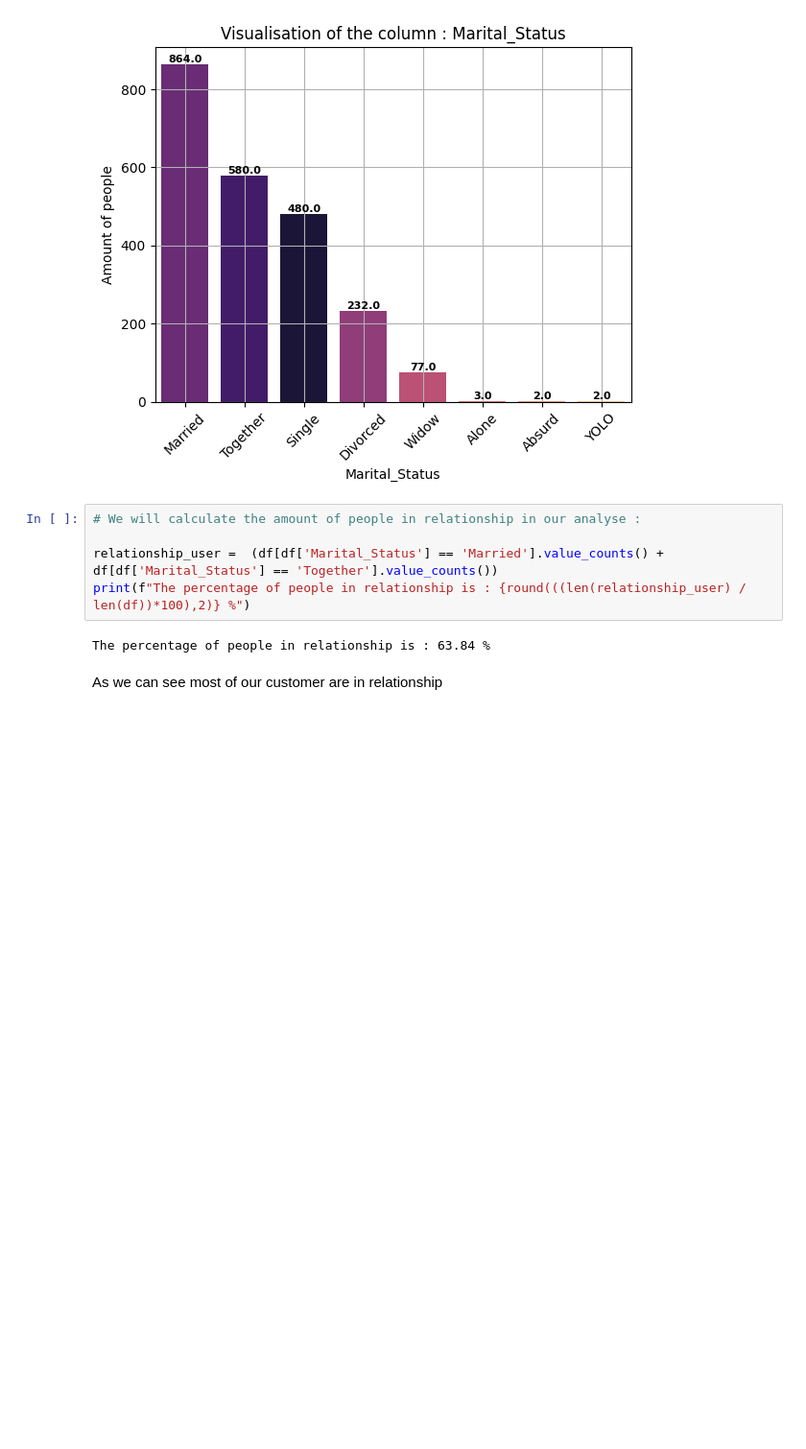
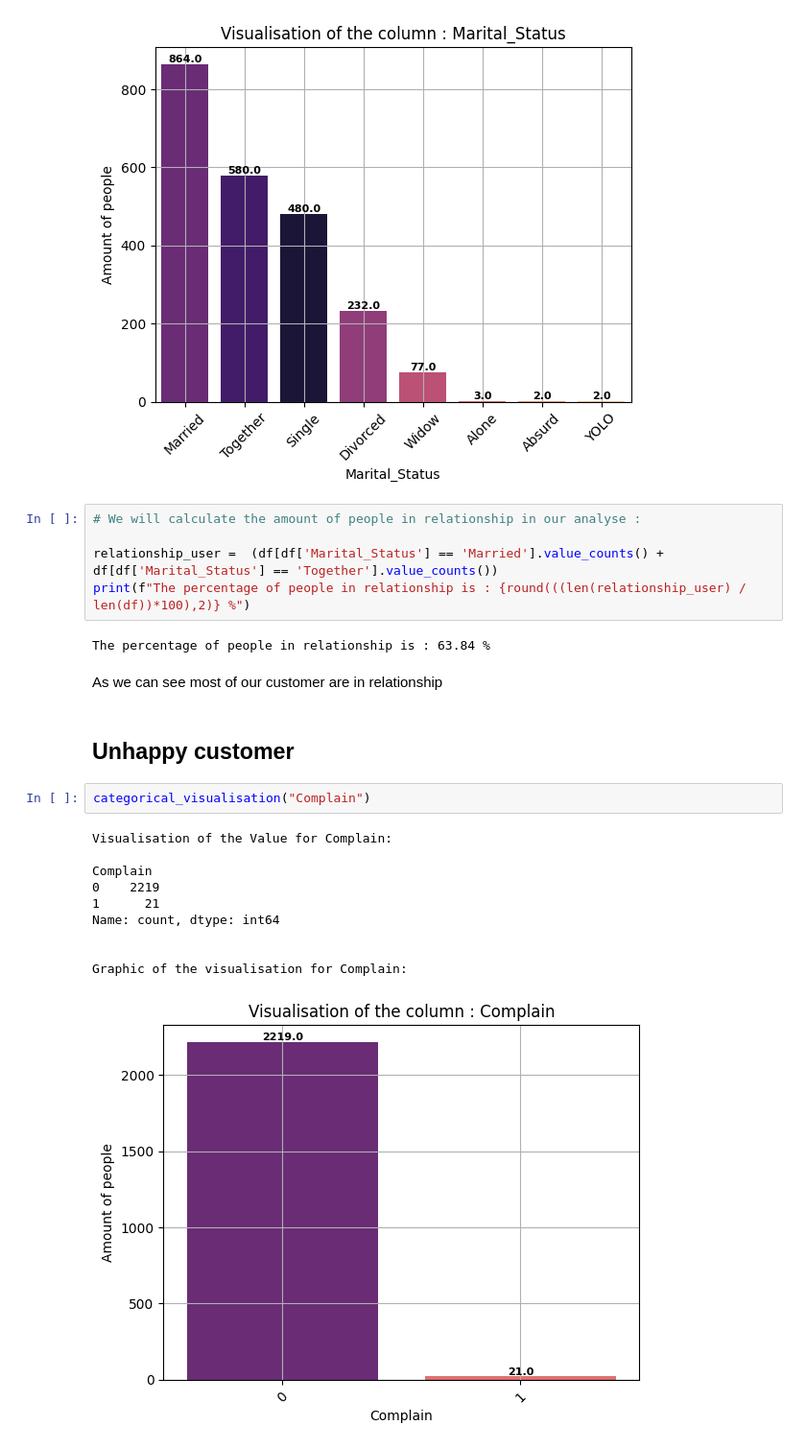
Before and after one commit to AurelienGgt/Customer-Personality-Analysis, a Jupyter notebook: Analyse.ipynb, the cells around one changed output. Shown at 96% size. Cells and saved outputs as stored; diff of their text form; blank space fills up the shorter version.

Commit message:
Added unhappy customer

```diff
--- a/Analyse.ipynb
+++ b/Analyse.ipynb
@@ -138,4 +138,17 @@ The percentage of people in relationship is : 63.84 %
 # %% [markdown]
 As we can see most of our customer are in relationship
 # %% [markdown]
-##
+## Unhappy customer
+# %%
+categorical_visualisation("Complain")
+# %% [output]
+Visualisation of the Value for Complain:
+
+Complain
+0    2219
+1      21
+Name: count, dtype: int64
+
+
+Graphic of the visualisation for Complain:
+[figure, added]
```
Also changed, not shown: parts of 4 cells of this notebook.
